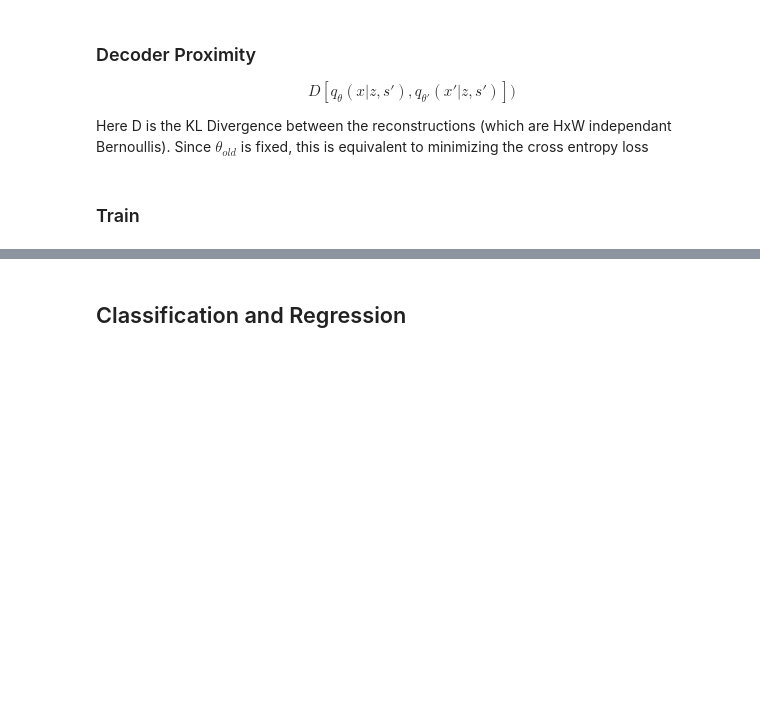
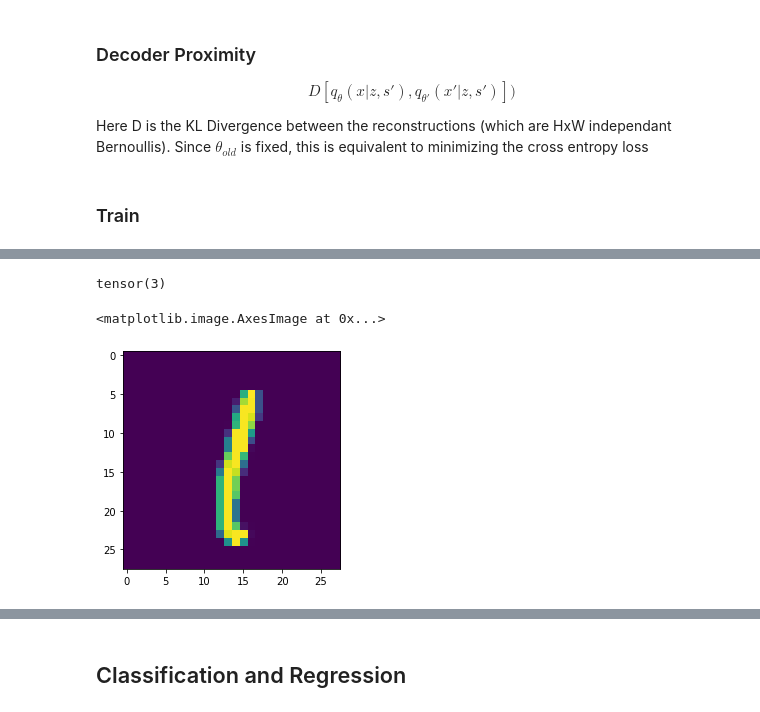
Before and after one commit to oliveradk/cult, a Jupyter notebook: 03a_core.train.ipynb, the cells around one changed output, grey strips where cells are left out. Cells and saved outputs as stored; diff of their text form; code cells hidden in the pictures; blank space fills up the shorter version.

```diff
--- a/03a_core.train.ipynb
+++ b/03a_core.train.ipynb
@@ -530,0 +597,9 @@ NameError: name 'envinfer_vae' is not defined
+# %%
+_envidx
+# %% [output]
+tensor(3)
+# %%
+plt.imshow(mnist_batch[1].to('cpu').detach().numpy().squeeze())
+# %% [output]
+<matplotlib.image.AxesImage at 0x...>
+[figure, added]
```
Also changed, not shown: parts of 16 cells of this notebook.
